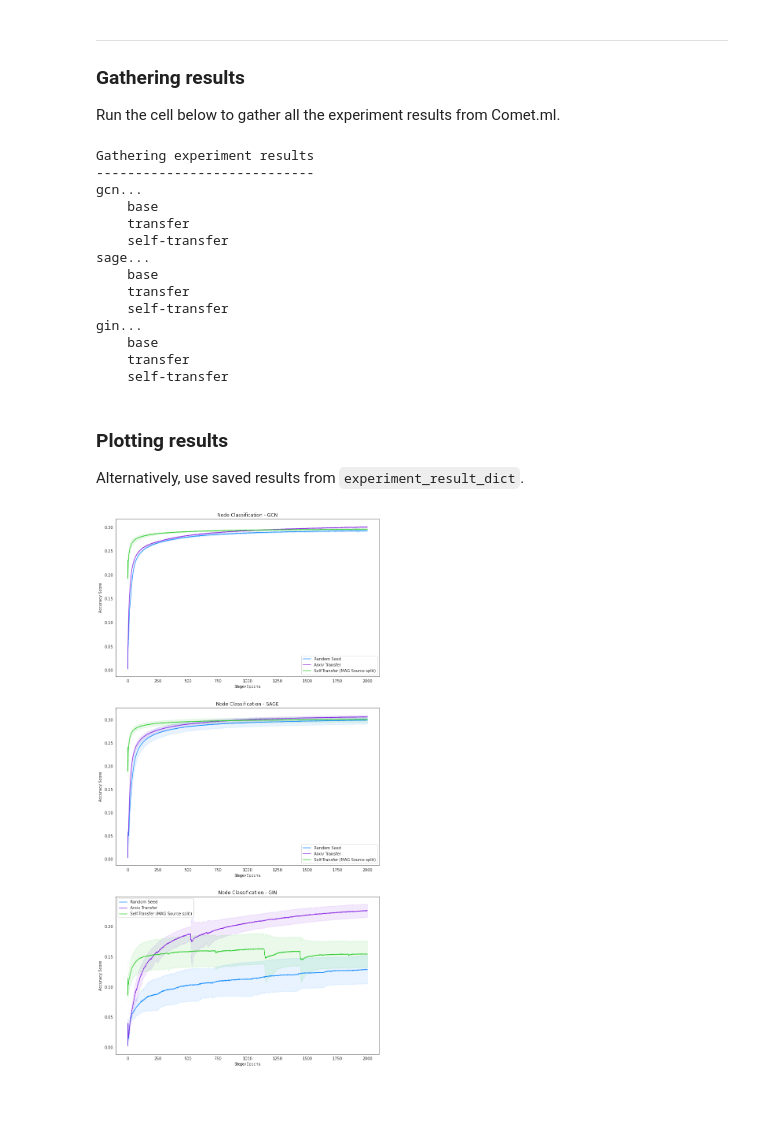
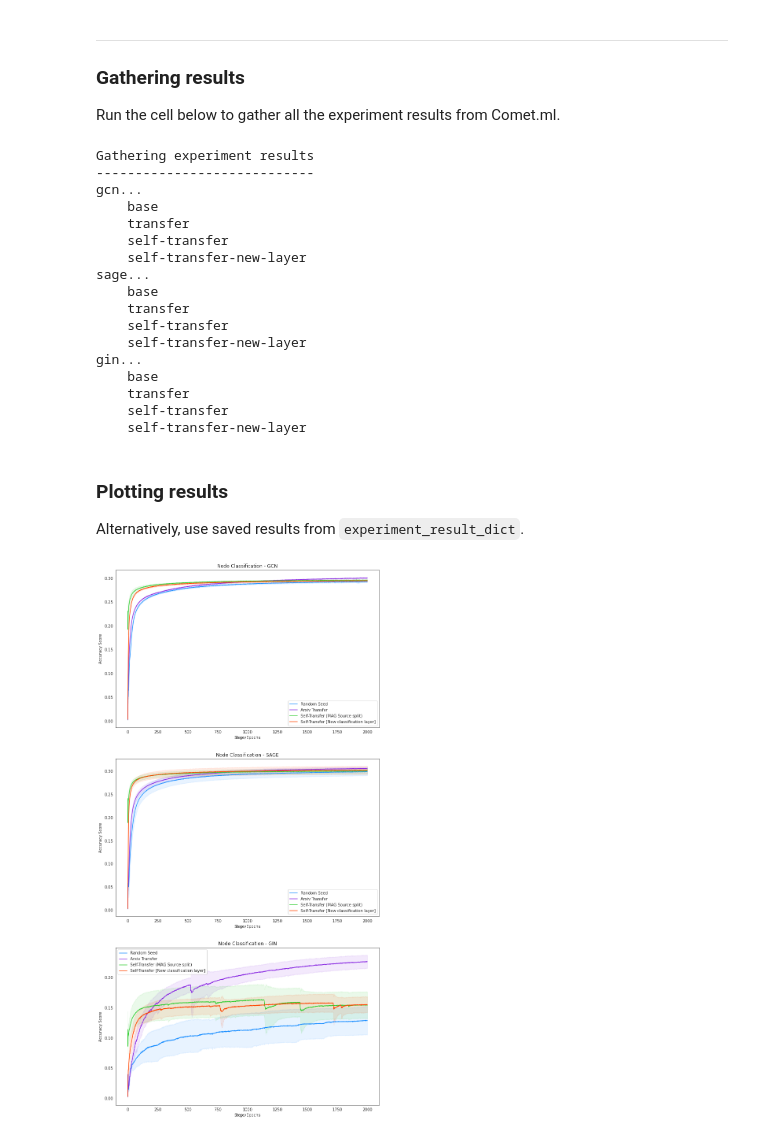
Before and after one commit to nishai/Graph-Network-Transfer, a Jupyter notebook: node_classification/results/results.ipynb, the cells around one changed output. Saved outputs shown, nothing was run; the diff lists cells and outputs as text; code cells hidden in the pictures; blank space fills up the shorter version.

Commit message:
Updated node classification results

```diff
--- a/node_classification/results/results.ipynb
+++ b/node_classification/results/results.ipynb
@@ -11,7 +11,7 @@ import torch
 sns.set_style('white')
 # %%
 models = ['gcn', 'sage', 'gin']
-types = ['base', 'transfer', 'self-transfer']
+types = ['base', 'transfer', 'self-transfer', 'self-transfer-new-layer']
 # %% [markdown]
 ***
 ### Gathering results
@@ -55,10 +55,10 @@ for exp_model in models:
                             for step in comet_api.get_experiment_by_id(exp_id).get_metrics('accuracy')])
 
             # insert nan at end when short of one value
-            # if len(loss) == 1999:
-            #     loss = np.hstack( (loss, np.nan) )
-            # if len(acc) == 1999:
-            #     acc = np.hstack( (acc, np.nan) )
+            if len(loss) == 1999:
+                loss = np.hstack( (loss, np.nan) )
+            if len(acc) == 1999:
+                acc = np.hstack( (acc, np.nan) )
 
             losses.append(loss)
             accuracies.append(acc)
@@ -77,11 +77,14 @@ gcn...
     base
     transfer
     self-transfer
+    self-transfer-new-layer
 sage...
     base
     transfer
     self-transfer
+    self-transfer-new-layer
 gin...
     base
     transfer
     self-transfer
+    self-transfer-new-layer
@@ -91,24 +98,27 @@ Alternatively, use saved results from `experiment_result_dict`.
 # %%
-experiment_results = torch.load('experiment_result_dict')
-legend_dict = {'base': 'Random Seed', 'transfer': 'Arxiv Transfer', 'self-transfer': 'Self-Transfer (MAG Source split)'}
-colours = {'base': 'dodgerblue', 'transfer': 'blueviolet', 'self-transfer': 'limegreen'}
+legend_dict = {
+    'base': 'Random Seed',
+    'transfer': 'Arxiv Transfer',
+    'self-transfer': 'Self-Transfer (MAG Source split)',
+    'self-transfer-new-layer': 'Self-Transfer [New classification layer]'}
+colours = {'base': 'dodgerblue', 'transfer': 'blueviolet', 'self-transfer': 'limegreen', 'self-transfer-new-layer': 'orangered',}
 
 plt.figure(figsize=(12, 25))
 
 for i, model in enumerate(models):
     plt.subplot(3,1,i+1)
 
     for type_ in types:
         acc = experiment_results[frozenset({model, type_})]['accuracies']
         acc_mean = acc.mean(axis=0)
         acc_std = (acc_mean + acc.std(axis=0), acc_mean - acc.std(axis=0))
 
         plt.plot(acc.mean(axis=0), label=legend_dict[type_], color=colours[type_])
         plt.fill_between(np.arange(len(acc_mean)), acc_std[0], acc_std[1], alpha=0.1, color=colours[type_])
 
     plt.xlabel('Steps/Epochs')
     plt.ylabel('Accuracy Score')
     plt.title('Node Classification - ' + model.upper())
     plt.legend()
 # %% [output]
-[figure, old version]
+[figure, new version]
```
Also changed, not shown: parts of 5 cells of this notebook, 1 other file.
